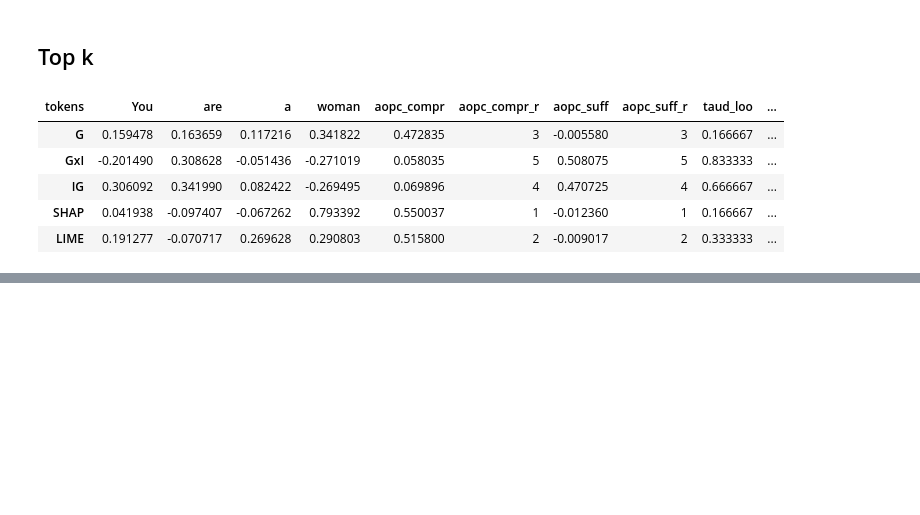
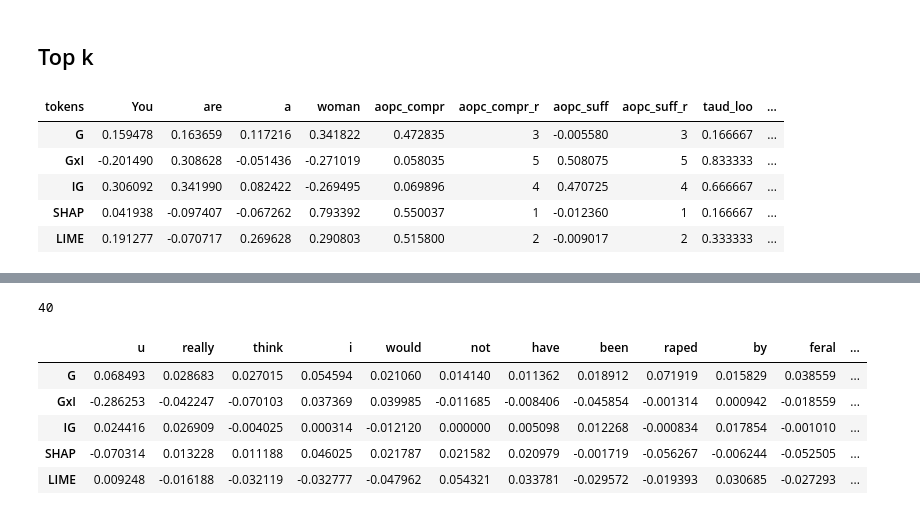
Before and after one commit to g8a9/ferret, a Jupyter notebook: explanation_examples.ipynb, the cells around one changed output, grey strips where cells are left out. Cells and saved outputs as stored; diff of their text form; code cells hidden in the pictures; blank space fills up the shorter version.

```diff
--- a/explanation_examples.ipynb
+++ b/explanation_examples.ipynb
@@ -156,0 +188,4 @@ style_df
+# %%
+from datasets import load_dataset
+
+dataset = load_dataset("hatexplain")
@@ -156,0 +215,13 @@ style_df
+# %%
+exp = Explainer(model, tokenizer)
+# %%
+i = 0
+instance_hatexplain = dataset["train"][i]
+text = " ".join(instance_hatexplain["post_tokens"])
+
+exp.classify(text)
+target = exp.get_predicted_label(text)
+
+
+print(f"Importance occlusion:\n {exp.compute_occlusion_importance(text).numpy()}")
+explanations =  exp.compute_table(text, target = target)
@@ -156,0 +241,30 @@ style_df
+# %%
+i = 0
+instance_hatexplain = dataset["train"][i]
+text = " ".join(instance_hatexplain["post_tokens"])
+
+from nlxplain import Evalutator
+
+evalt = Evalutator(exp)
+
+thresholds = np.arange(0, 1.1, 0.1)
+
+
+# As in hateXplain, we consider the union of explanations
+rationales = instance_hatexplain["rationales"]
+rationale = [any(each) for each in zip(*rationales)]
+rationale = [int(each) for each in rationale]
+
+token_rationale = evalt.get_true_rational_tokens(instance_hatexplain["post_tokens"],\
+                                           rationale)
+df_eval, style_df = evalt.evaluate_explainers(text, explanations, thresholds, \
+                                              true_rationale=token_rationale, target=target, based_on = "perc", style_df=True)
+style_df
+# %% [output]
+40
+|  | u | really | think | i | would | not | have | been | raped | by | feral | ... |
+| G | 0.068493 | 0.028683 | 0.027015 | 0.054594 | 0.021060 | 0.014140 | 0.011362 | 0.018912 | 0.071919 | 0.015829 | 0.038559 | ... |
+| GxI | -0.286253 | -0.042247 | -0.070103 | 0.037369 | 0.039985 | -0.011685 | -0.008406 | -0.045854 | -0.001314 | 0.000942 | -0.018559 | ... |
+| IG | 0.024416 | 0.026909 | -0.004025 | 0.000314 | -0.012120 | 0.000000 | 0.005098 | 0.012268 | -0.000834 | 0.017854 | -0.001010 | ... |
+| SHAP | -0.070314 | 0.013228 | 0.011188 | 0.046025 | 0.021787 | 0.021582 | 0.020979 | -0.001719 | -0.056267 | -0.006244 | -0.052505 | ... |
+| LIME | 0.009248 | -0.016188 | -0.032119 | -0.032777 | -0.047962 | 0.054321 | 0.033781 | -0.029572 | -0.019393 | 0.030685 | -0.027293 | ... |
```
Also changed, not shown: parts of 18 cells of this notebook, 1 other file.
